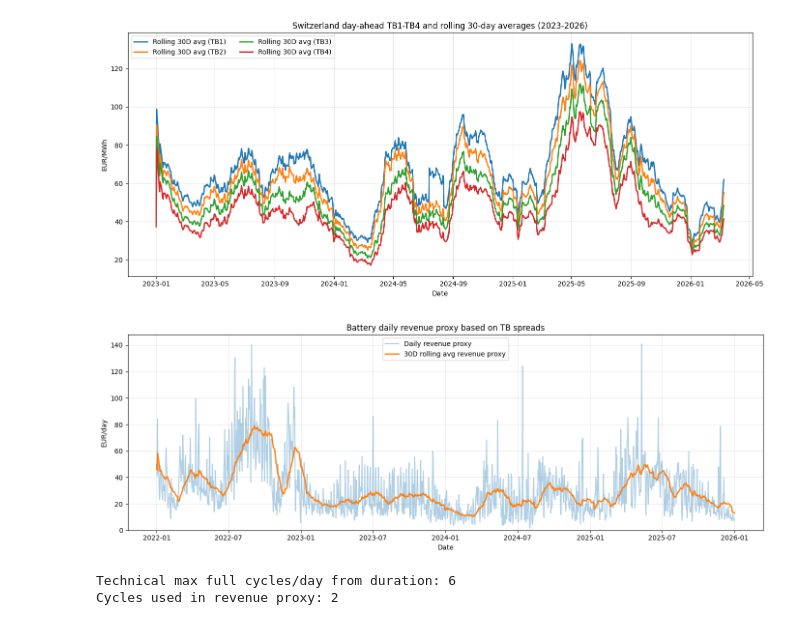
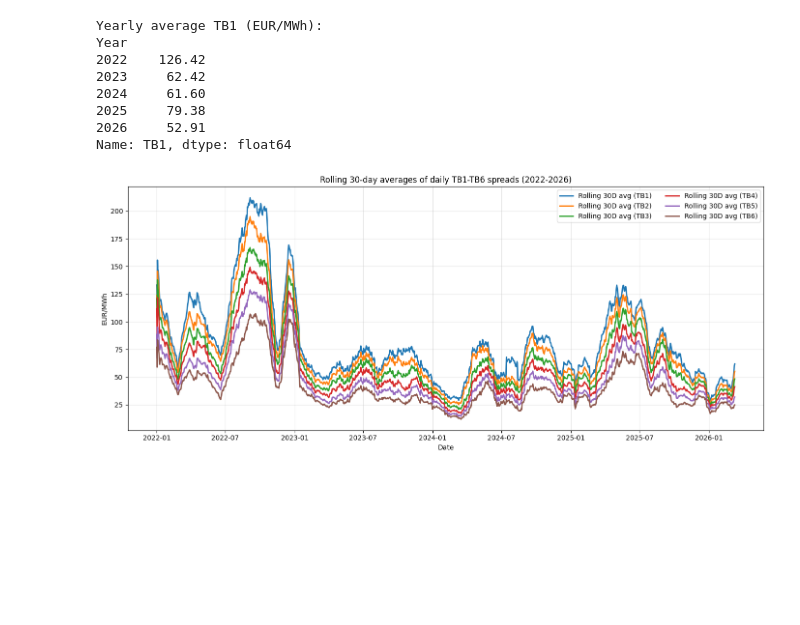
Before and after one commit to tadeboer/python-projects, a Jupyter notebook: price spread analysis.ipynb, the cells around one changed output. Drawn from its saved outputs; the diff is of its cells as text; code cells hidden in the pictures; blank space fills up the shorter version.

```diff
--- a/price spread analysis.ipynb
+++ b/price spread analysis.ipynb
@@ -5,7 +5,7 @@ import matplotlib.pyplot as plt
 # %%
 from pathlib import Path
 # --- load all spot-market CSV files (supports both wide and long formats) ---
-data_dir = Path("C:/Users/ThijsAntoniedeBoer/Downloads/woche 1")
+data_dir = Path("auction_spot_prices")
 csv_files = sorted(data_dir.glob("auction_spot_prices_switzerland_*.csv"))
 if not csv_files:
     raise FileNotFoundError("No matching auction_spot_prices_switzerland_*.csv files found.")
@@ -16,7 +16,7 @@ INCLUDE_DAILY_TB = False   # True: plot daily TB lines + rolling averages; False
 def tb_spreads(values):
     vals = np.sort(values[~np.isnan(values)])
     out = []
-    for k in range(1, 5):
+    for k in range(1, 7):
         if len(vals) >= 2 * k:
             out.append(vals[-k] - vals[k - 1])
         else:
@@ -31,7 +31,7 @@ for f in csv_files:
         hour_cols = [c for c in d.columns if c.startswith("Hour")]
         d[hour_cols] = d[hour_cols].apply(pd.to_numeric, errors="coerce")
         tb_vals = d[hour_cols].apply(lambda r: tb_spreads(r.to_numpy(dtype=float)), axis=1, result_type="expand")
-        tb_vals.columns = ["TB1", "TB2", "TB3", "TB4"]
+        tb_vals.columns = ["TB1", "TB2", "TB3", "TB4", "TB5", "TB6"]
         t = pd.concat([d[["Delivery day"]], tb_vals], axis=1)
         t = t.dropna(subset=["Delivery day"])
         tb_frames.append(t)
@@ -46,37 +46,48 @@ for f in csv_files:
         )
         d2 = d.dropna(subset=["Delivery day", "Price"]).copy()
         g = d2.groupby("Delivery day")["Price"].apply(
-            lambda s: pd.Series(tb_spreads(s.to_numpy(dtype=float)), index=["TB1", "TB2", "TB3", "TB4"])
+            lambda s: pd.Series(tb_spreads(s.to_numpy(dtype=float)), index=["TB1", "TB2", "TB3", "TB4", "TB5", "TB6"])
         )
         t = g.unstack().reset_index()
         tb_frames.append(t)
 if not tb_frames:
     raise ValueError("No supported CSV format found in the selected files.")
 df = pd.concat(tb_frames, ignore_index=True)
 df = df.dropna(subset=["Delivery day"]).sort_values("Delivery day")
 
 # If overlapping dates exist across files, keep one row per day
-df = df.groupby("Delivery day", as_index=False)[["TB1", "TB2", "TB3", "TB4"]].mean()
+df = df.groupby("Delivery day", as_index=False)[["TB1", "TB2", "TB3", "TB4", "TB5", "TB6"]].mean()
+yearly_average_tb1 = df.assign(Year=df["Delivery day"].dt.year).groupby("Year")["TB1"].mean()
+print("Yearly average TB1 (EUR/MWh):")
+print(yearly_average_tb1.round(2))
 # --- rolling 30-day averages ---
-tb_cols = ["TB1", "TB2", "TB3", "TB4"]
+tb_cols = ["TB1", "TB2", "TB3", "TB4", "TB5", "TB6"]
 for col in tb_cols:
     df[f"{col}_rolling_30d"] = df[col].rolling(window=30, min_periods=1).mean()
-# --- plot (daily TB1..TB4 + rolling 30d averages) ---
+# --- plot (daily TB1..TB6 + rolling 30d averages) ---
 year_min = int(df["Delivery day"].dt.year.min())
 year_max = int(df["Delivery day"].dt.year.max())
 plt.figure(figsize=(14, 6))
 if INCLUDE_DAILY_TB:
     for col in tb_cols:
         plt.plot(df["Delivery day"], df[col], label=f"Daily {col}", alpha=0.35)
 for col in tb_cols:
     plt.plot(df["Delivery day"], df[f"{col}_rolling_30d"], label=f"Rolling 30D avg ({col})", linewidth=2)
-plt.title(f"Switzerland day-ahead TB1-TB4 and rolling 30-day averages ({year_min}-{year_max})")
+plt.title(f"Rolling 30-day averages of daily TB1-TB6 spreads ({year_min}-{year_max})")
 plt.xlabel("Date")
 plt.ylabel("EUR/MWh")
 plt.legend(ncol=2)
 plt.grid(True, alpha=0.3)
 plt.tight_layout()
 plt.show()
 # %% [output]
+Yearly average TB1 (EUR/MWh):
+Year
+2022    126.42
+2023     62.42
+2024     61.60
+2025     79.38
+2026     52.91
+Name: TB1, dtype: float64
-[figure, old version]
+[figure, new version]
 # %%
@@ -94,49 +138,0 @@ battery_duration_hours = battery_energy_capacity_mwh / battery_power_mw
-# %%
-# --- daily battery revenue proxy from TB spreads ---
-cycle_cols = ["TB1", "TB2", "TB3", "TB4"]
-
-if battery_duration_hours <= 0:
-    raise ValueError("battery_duration_hours must be positive.")
-
-# A full cycle needs one full charge block and one full discharge block.
-technical_max_cycles_per_day = int(np.floor(24 / (2 * battery_duration_hours)))
-technical_max_cycles_per_day = max(0, technical_max_cycles_per_day)
-
-cycles_used_per_day = min(max_daily_cycles, technical_max_cycles_per_day, len(cycle_cols))
-selected_tb_cols = cycle_cols[:cycles_used_per_day]
-energy_per_cycle_mwh = battery_energy_capacity_mwh
-
-# This is a revenue proxy, not a full dispatch optimization.
-# It assumes the battery captures the best daily TB spreads up to the cycle limit.
-if selected_tb_cols:
-    df["daily_revenue_proxy_eur"] = (
-        df[selected_tb_cols]
-        .clip(lower=min_spread_for_cycle_eur_per_mwh)
-        .sum(axis=1)
-        * energy_per_cycle_mwh
-        * round_trip_efficiency
-    )
-else:
-    df["daily_revenue_proxy_eur"] = 0.0
-df["daily_revenue_proxy_rolling_30d_eur"] = df["daily_revenue_proxy_eur"].rolling(window=30, min_periods=1).mean()
-
-plt.figure(figsize=(14, 5))
-plt.plot(df["Delivery day"], df["daily_revenue_proxy_eur"], label="Daily revenue proxy", alpha=0.35)
-plt.plot(
-    df["Delivery day"],
-    df["daily_revenue_proxy_rolling_30d_eur"],
-    label="30D rolling avg revenue proxy",
-    linewidth=2,
-)
-plt.title("Battery daily revenue proxy based on TB spreads")
-plt.xlabel("Date")
-plt.ylabel("EUR/day")
-plt.ylim(bottom=0)
-plt.legend()
-plt.grid(True, alpha=0.3)
-plt.tight_layout()
-plt.show()
-# %% [output]
-[figure, removed]
-Technical max full cycles/day from duration: 6
-Cycles used in revenue proxy: 2
```
Also changed, not shown: parts of 4 cells of this notebook.
